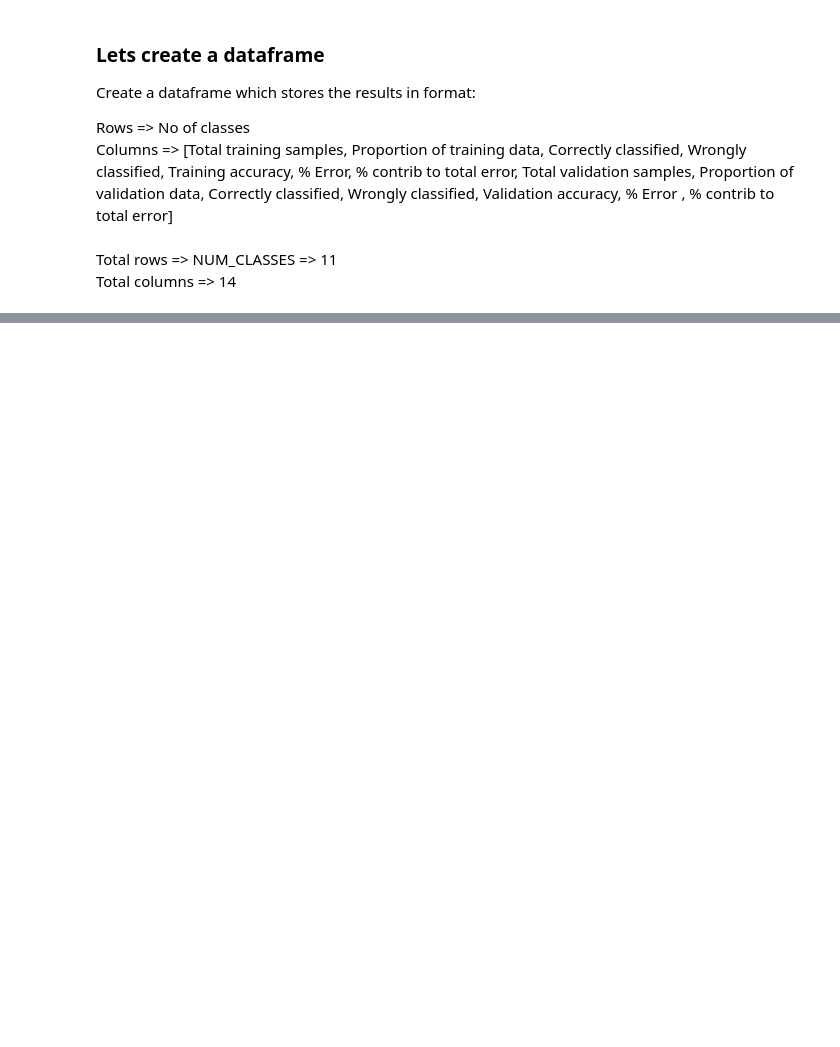
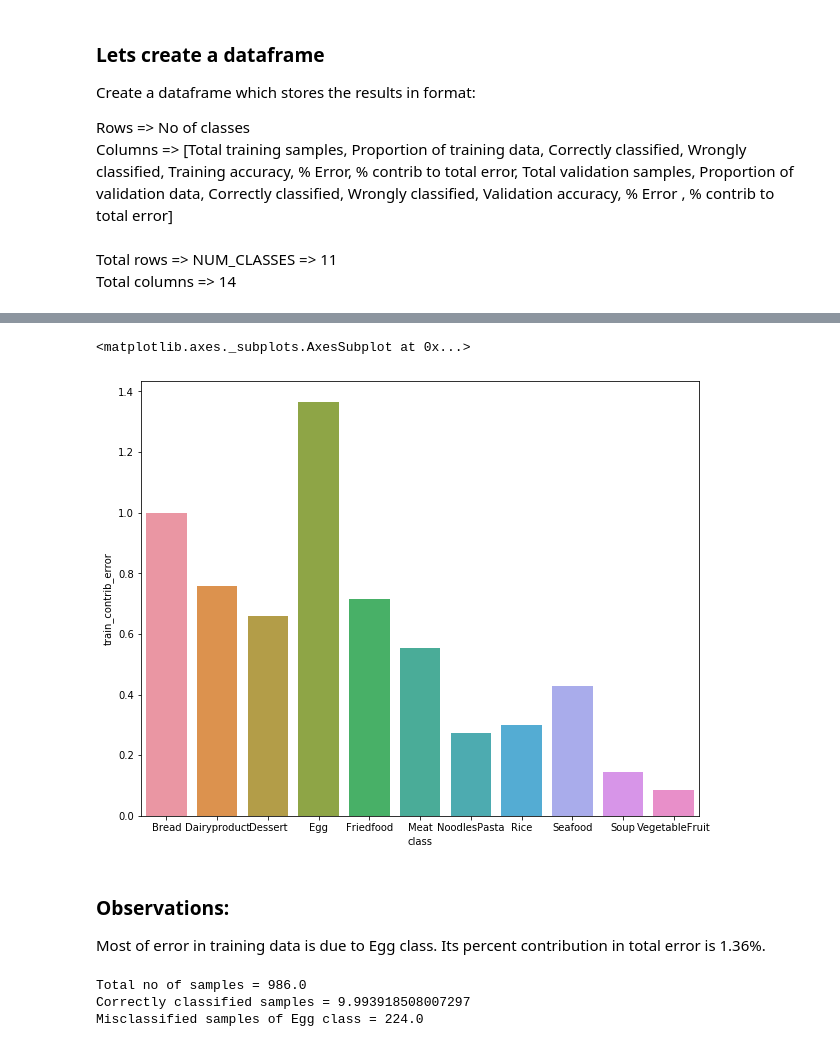
Before and after one commit to dhairyasheelsutar/Food-11-image-classification, a Jupyter notebook: Error analysis.ipynb, the cells around one changed output, grey strips where cells are left out. Drawn from its saved outputs; the diff is of its cells as text; code cells hidden in the pictures; blank space fills up the shorter version.

Commit message:
Error analysis

```diff
--- a/Error analysis.ipynb
+++ b/Error analysis.ipynb
@@ -129,0 +236,6 @@ def correctly_classified(directory):
+# %%
+training_error = 0.1663
+validation_error = 0.1767
+# %%
+model_analysis['train_contrib_error'] = model_analysis['train_error'] / training_error
+model_analysis['val_contrib_error'] = model_analysis['val_error'] / validation_error
@@ -129,0 +251,4 @@ def correctly_classified(directory):
+# %%
+model_analysis['class'] = classes_list
+# %%
+model_analysis = model_analysis[['class'] + list(model_analysis.columns[:14])]
@@ -129,0 +264,18 @@ def correctly_classified(directory):
+# %%
+plt.figure(figsize=(10, 8))
+sns.barplot(x='class', y='train_contrib_error', data=model_analysis)
+# %% [output]
+<matplotlib.axes._subplots.AxesSubplot at 0x...>
+[figure, added]
+# %% [markdown]
+### Observations:
+
+Most of error in training data is due to Egg class. Its percent contribution in total error is 1.36%.
+# %%
+print("Total no of samples = {}".format(model_analysis.loc[3]['train_samples_count']))
+print("Proportion samples = {}".format(model_analysis.loc[3]['proportion_training']))
+print("Misclassified samples of Egg class = {}".format(model_analysis.loc[3]['train_wrongly_classified']))
+# %% [output]
+Total no of samples = 986.0
+Correctly classified samples = 9.993918508007297
+Misclassified samples of Egg class = 224.0
```
Also changed, not shown: parts of 49 cells of this notebook.
